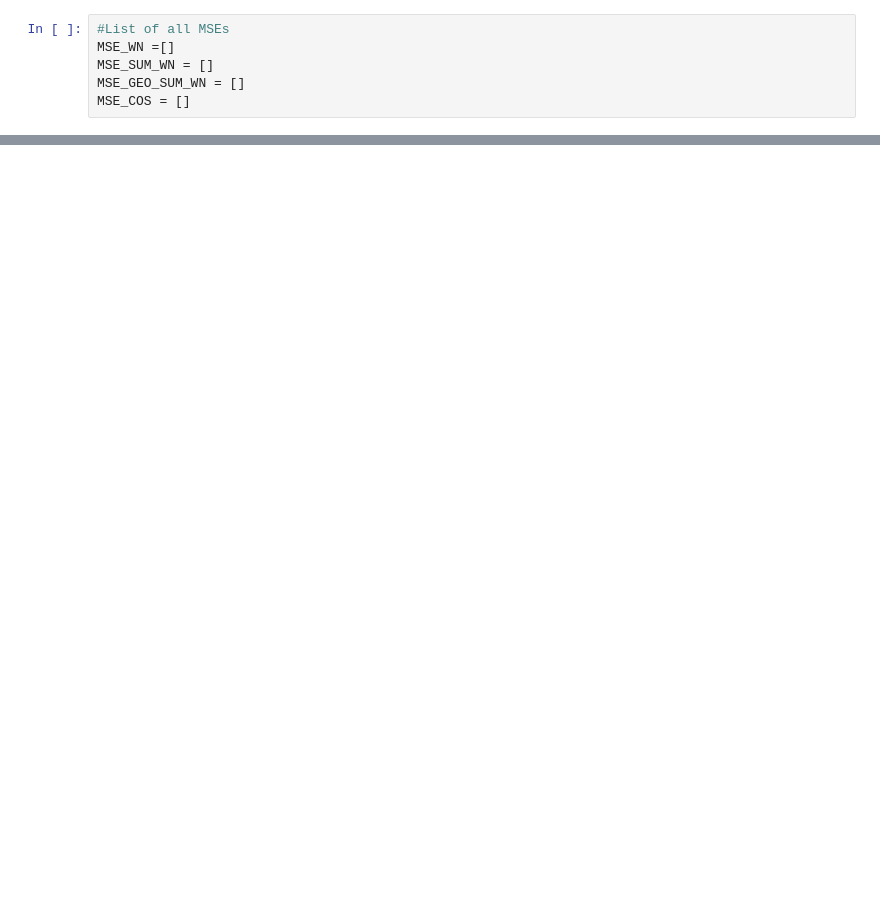
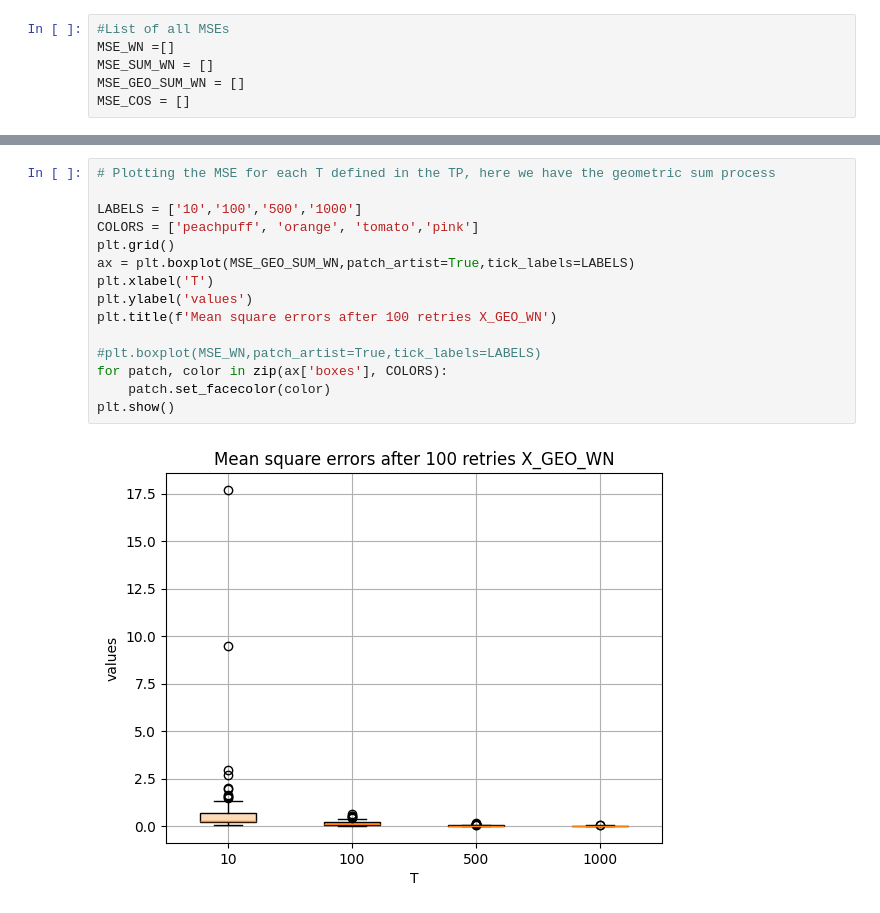
Before and after one commit to KHOUTAIBI/TSIA-TP, a Jupyter notebook: Rendu_TP-1.ipynb, the cells around one changed output, grey strips where cells are left out. Drawn from its saved outputs; the diff is of its cells as text; blank space fills up the shorter version.

```diff
--- a/Rendu_TP-1.ipynb
+++ b/Rendu_TP-1.ipynb
@@ -333,0 +388,17 @@ MSE_COS = []
+# %%
+# Plotting the MSE for each T defined in the TP, here we have the geometric sum process
+
+LABELS = ['10','100','500','1000']
+COLORS = ['peachpuff', 'orange', 'tomato','pink']
+plt.grid()
+ax = plt.boxplot(MSE_GEO_SUM_WN,patch_artist=True,tick_labels=LABELS)
+plt.xlabel('T')
+plt.ylabel('values')
+plt.title(f'Mean square errors after 100 retries X_GEO_WN')
+
+#plt.boxplot(MSE_WN,patch_artist=True,tick_labels=LABELS)
+for patch, color in zip(ax['boxes'], COLORS):
+    patch.set_facecolor(color)
+plt.show()
+# %% [output]
+[figure, added]
```
Also changed, not shown: parts of 20 cells of this notebook.
